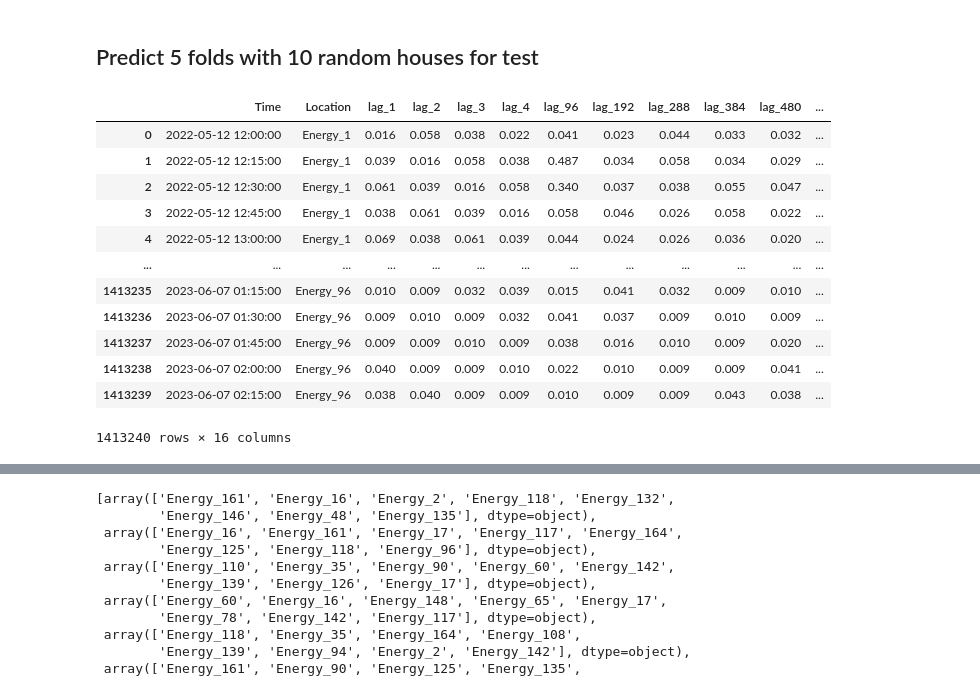
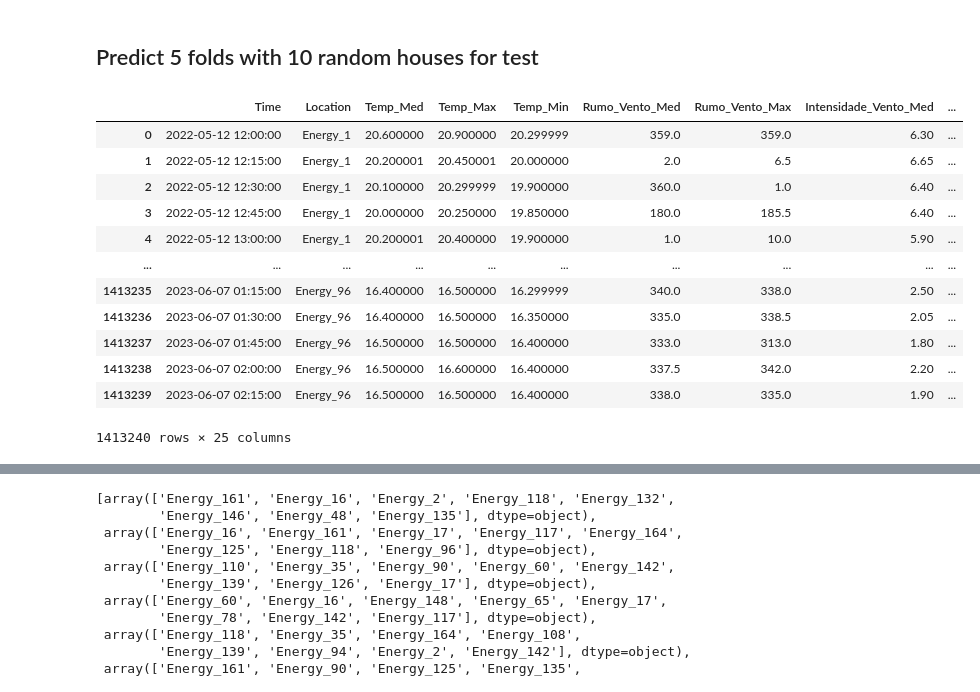
Before and after one commit to franciscomonteiro85/rec-energy-prediction-algorithm, a Jupyter notebook: notebooks/loureiro/Algorithms_Loureiro.ipynb, the cells around one changed output, grey strips where cells are left out. Saved outputs shown, nothing was run; the diff lists cells and outputs as text; code cells hidden in the pictures.

```diff
--- a/notebooks/loureiro/Algorithms_Loureiro.ipynb
+++ b/notebooks/loureiro/Algorithms_Loureiro.ipynb
@@ -124,24 +110,24 @@ dtype: int64
 # %%
 # df_selected.to_csv("../../data/loureiro_meteo_selected.csv", index=None)
 # %%
-df_test = pd.read_csv("../../data/loureiro_selected.csv", nrows=100)
+df_test = pd.read_csv("../../data/loureiro_meteo_selected.csv", nrows=100)
 
 float_cols = [c for c in df_test if df_test[c].dtype == "float64"]
 float32_cols = {c: np.float32 for c in float_cols}
 
-df = pd.read_csv("../../data/loureiro_selected.csv", engine='c', dtype=float32_cols)
+df = pd.read_csv("../../data/loureiro_meteo_selected.csv", engine='c', dtype=float32_cols)
 df
 # %% [output]
-|  | Time | Location | lag_1 | lag_2 | lag_3 | lag_4 | lag_96 | lag_192 | lag_288 | lag_384 | lag_480 | ... |
-| 0 | 2022-05-12 12:00:00 | Energy_1 | 0.016 | 0.058 | 0.038 | 0.022 | 0.041 | 0.023 | 0.044 | 0.033 | 0.032 | ... |
-| 1 | 2022-05-12 12:15:00 | Energy_1 | 0.039 | 0.016 | 0.058 | 0.038 | 0.487 | 0.034 | 0.058 | 0.034 | 0.029 | ... |
-| 2 | 2022-05-12 12:30:00 | Energy_1 | 0.061 | 0.039 | 0.016 | 0.058 | 0.340 | 0.037 | 0.038 | 0.055 | 0.047 | ... |
-| 3 | 2022-05-12 12:45:00 | Energy_1 | 0.038 | 0.061 | 0.039 | 0.016 | 0.058 | 0.046 | 0.026 | 0.058 | 0.022 | ... |
-| 4 | 2022-05-12 13:00:00 | Energy_1 | 0.069 | 0.038 | 0.061 | 0.039 | 0.044 | 0.024 | 0.026 | 0.036 | 0.020 | ... |
-| ... | ... | ... | ... | ... | ... | ... | ... | ... | ... | ... | ... | ... |
-| 1413235 | 2023-06-07 01:15:00 | Energy_96 | 0.010 | 0.009 | 0.032 | 0.039 | 0.015 | 0.041 | 0.032 | 0.009 | 0.010 | ... |
-| 1413236 | 2023-06-07 01:30:00 | Energy_96 | 0.009 | 0.010 | 0.009 | 0.032 | 0.041 | 0.037 | 0.009 | 0.010 | 0.009 | ... |
-| 1413237 | 2023-06-07 01:45:00 | Energy_96 | 0.009 | 0.009 | 0.010 | 0.009 | 0.038 | 0.016 | 0.010 | 0.009 | 0.020 | ... |
-| 1413238 | 2023-06-07 02:00:00 | Energy_96 | 0.040 | 0.009 | 0.009 | 0.010 | 0.022 | 0.010 | 0.009 | 0.009 | 0.041 | ... |
-| 1413239 | 2023-06-07 02:15:00 | Energy_96 | 0.038 | 0.040 | 0.009 | 0.009 | 0.010 | 0.009 | 0.009 | 0.043 | 0.038 | ... |
+|  | Time | Location | Temp_Med | Temp_Max | Temp_Min | Rumo_Vento_Med | Rumo_Vento_Max | Intensidade_Vento_Med | ... |
+| 0 | 2022-05-12 12:00:00 | Energy_1 | 20.600000 | 20.900000 | 20.299999 | 359.0 | 359.0 | 6.30 | ... |
+| 1 | 2022-05-12 12:15:00 | Energy_1 | 20.200001 | 20.450001 | 20.000000 | 2.0 | 6.5 | 6.65 | ... |
+| 2 | 2022-05-12 12:30:00 | Energy_1 | 20.100000 | 20.299999 | 19.900000 | 360.0 | 1.0 | 6.40 | ... |
+| 3 | 2022-05-12 12:45:00 | Energy_1 | 20.000000 | 20.250000 | 19.850000 | 180.0 | 185.5 | 6.40 | ... |
+| 4 | 2022-05-12 13:00:00 | Energy_1 | 20.200001 | 20.400000 | 19.900000 | 1.0 | 10.0 | 5.90 | ... |
+| ... | ... | ... | ... | ... | ... | ... | ... | ... | ... |
+| 1413235 | 2023-06-07 01:15:00 | Energy_96 | 16.400000 | 16.500000 | 16.299999 | 340.0 | 338.0 | 2.50 | ... |
+| 1413236 | 2023-06-07 01:30:00 | Energy_96 | 16.400000 | 16.500000 | 16.350000 | 335.0 | 338.5 | 2.05 | ... |
+| 1413237 | 2023-06-07 01:45:00 | Energy_96 | 16.500000 | 16.500000 | 16.400000 | 333.0 | 313.0 | 1.80 | ... |
+| 1413238 | 2023-06-07 02:00:00 | Energy_96 | 16.500000 | 16.600000 | 16.400000 | 337.5 | 342.0 | 2.20 | ... |
+| 1413239 | 2023-06-07 02:15:00 | Energy_96 | 16.500000 | 16.500000 | 16.400000 | 338.0 | 335.0 | 1.90 | ... |
-1413240 rows × 16 columns
+1413240 rows × 25 columns
```
Also changed, not shown: parts of 23 cells of this notebook, 50 other files.
